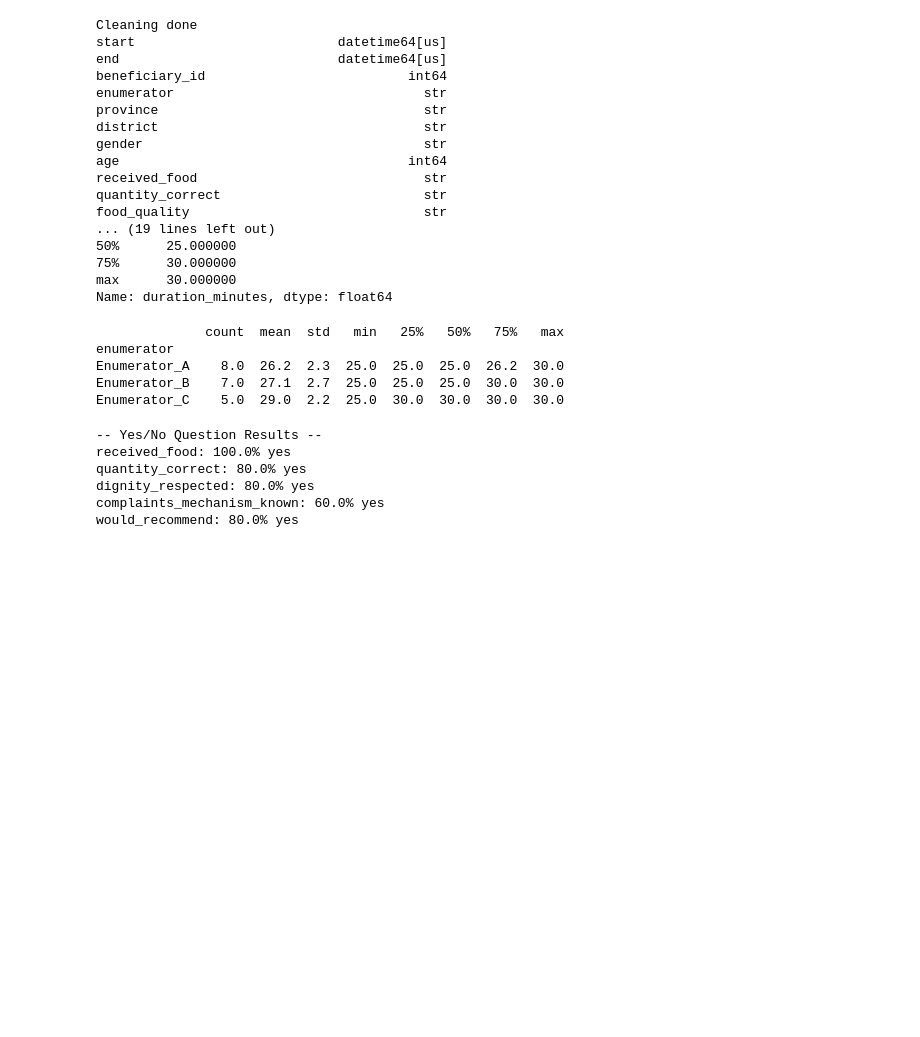
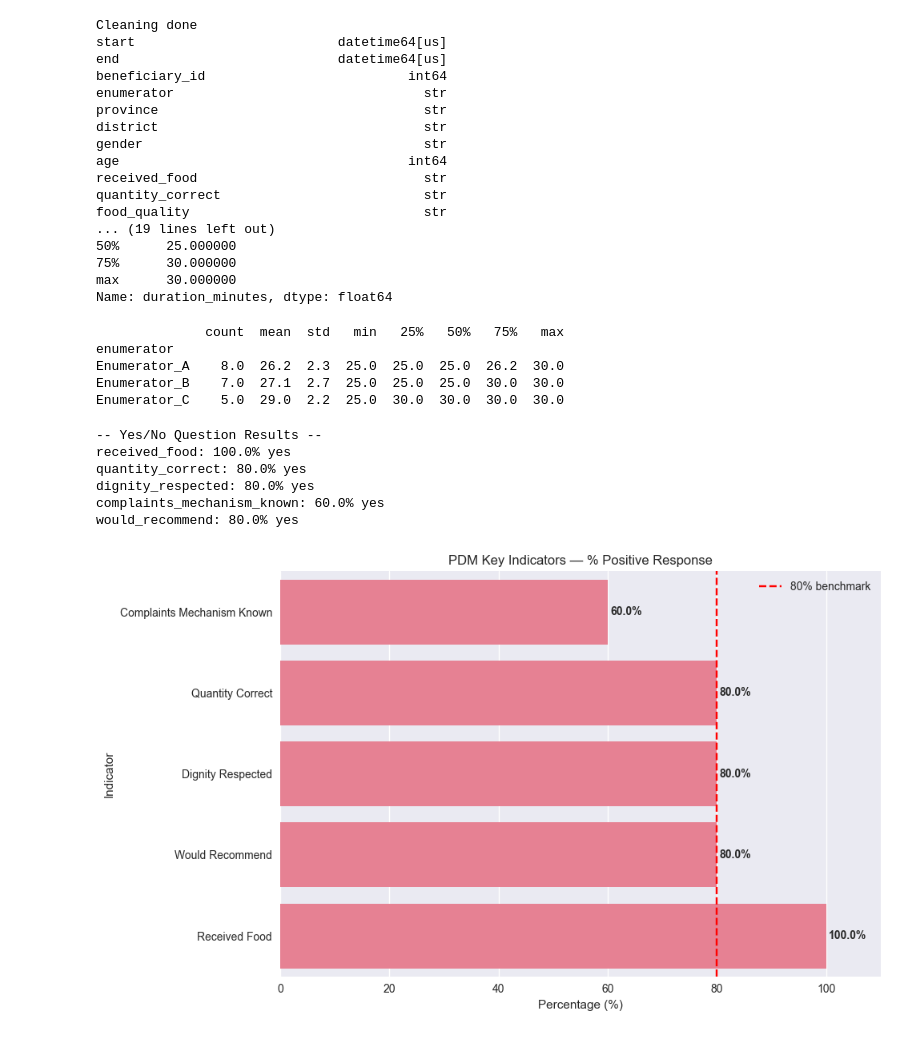
Before and after one commit to Muzhgan-shams/data-analytics, a Jupyter notebook: notebooks/survey_data005.ipynb, the cells around one changed output. Saved outputs shown, nothing was run; the diff lists cells and outputs as text; code cells hidden in the pictures; blank space fills up the shorter version.

Commit message:
feat: visualize yes/no questions

```diff
--- a/notebooks/survey_data005.ipynb
+++ b/notebooks/survey_data005.ipynb
@@ -112,3 +112,34 @@ quantity_correct: 80.0% yes
 dignity_respected: 80.0% yes
 complaints_mechanism_known: 60.0% yes
 would_recommend: 80.0% yes
+# %%
+# Calculating all percentages
+yn_results = {}
+for col in yn_columns:
+    yn_results[col] = (df_clean[col] == 'yes').sum() / len(df_clean) * 100
+
+# Converting to dataframe for plotting
+yn_df = pd.DataFrame(list(yn_results.items()), columns=['indicator', 'percentage'])
+yn_df = yn_df.sort_values('percentage')
+
+# Cleaning up indicator names for display
+yn_df['indicator'] = yn_df['indicator'].str.replace('_', ' ').str.title()
+
+plt.figure()
+ax = sns.barplot(data=yn_df, x='percentage', y='indicator')
+
+# Adding percentage labels
+for i, v in enumerate(yn_df['percentage']):
+    ax.text(v + 0.5, i, f'{v:.1f}%', va='center', fontweight='bold')
+
+# Adding benchmark line at 80%
+plt.axvline(x=80, color='red', linestyle='--', label='80% benchmark')
+plt.legend()
+plt.title('PDM Key Indicators — % Positive Response')
+plt.xlabel('Percentage (%)')
+plt.ylabel('Indicator')
+plt.xlim(0, 110)
+plt.tight_layout()
+plt.show()
+# %% [output]
+[figure, added]
```
